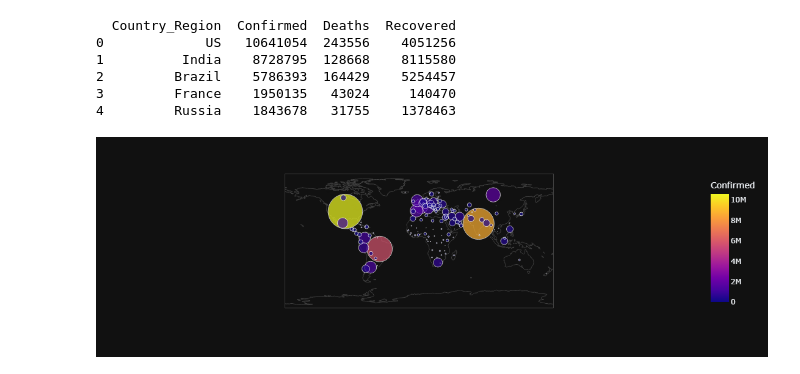
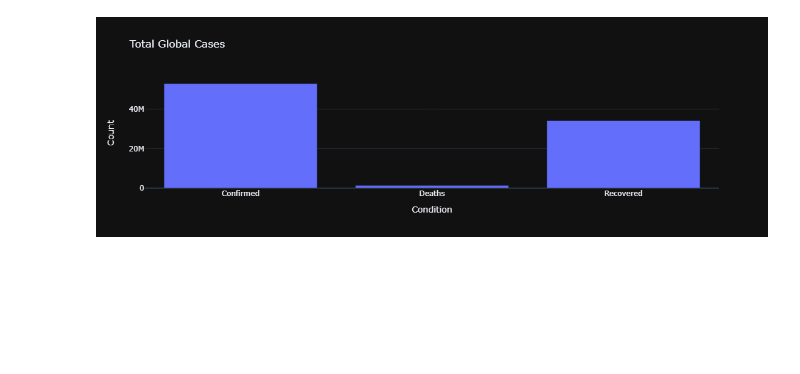
Before and after one commit to LeConsulat2/ronacorona-dashboard, a Jupyter notebook: Plotly Plots.ipynb, the cells around one changed output. Drawn from its saved outputs; the diff is of its cells as text; code cells hidden in the pictures; blank space fills up the shorter version.

```diff
--- a/Plotly Plots.ipynb
+++ b/Plotly Plots.ipynb
@@ -1,35 +1,15 @@
 # %%
 import plotly.express as px
-from data import countries_df
+from data import totals_df
 
-# Print the first few rows of the DataFrame for debugging
-print(countries_df.head())
+fig = px.bar(totals_df, x="condition", y="count", hover_data={
+    'count': ":,"},
+    template="plotly_dark", title="Total Global Cases")
+fig.update_layout (
+    xaxis=dict(title="Condition"),
+    yaxis=dict(title="Count")
 
-# Create a scatter_geo plot using Plotly Express
-fig = px.scatter_geo(
-    countries_df,
-    size="Confirmed",
-    size_max=40,
-    hover_name="Country_Region",
-    color="Confirmed",
-    locationmode="country names",
-    locations="Country_Region",
-    template="plotly_dark",
-    hover_data={
-        "Confirmed": ":,.2f",
-        "Recovered": ":,.2f",
-        "Deaths": ":,.2f",
-        "Country_Region": False
-    }
 )
-
-# Show the plot
 fig.show()
 # %% [output]
-  Country_Region  Confirmed  Deaths  Recovered
-0             US   10641054  243556    4051256
-1          India    8728795  128668    8115580
-2         Brazil    5786393  164429    5254457
-3         France    1950135   43024     140470
-4         Russia    1843678   31755    1378463
-[figure, old version]
+[figure, new version]
```
Also changed, not shown: 2 other files.
